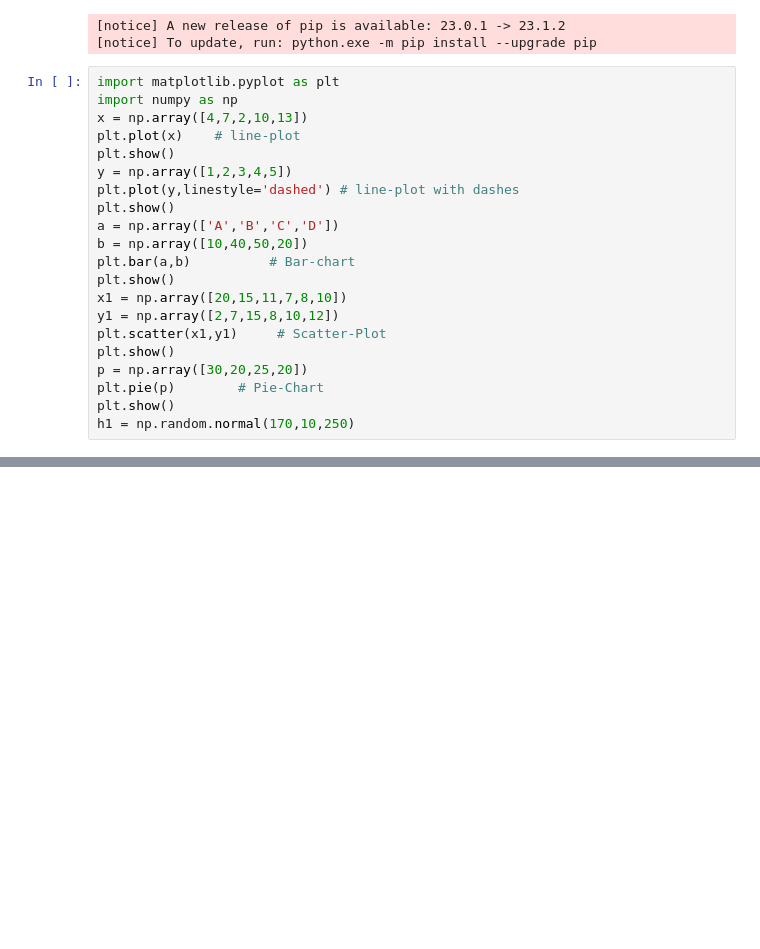
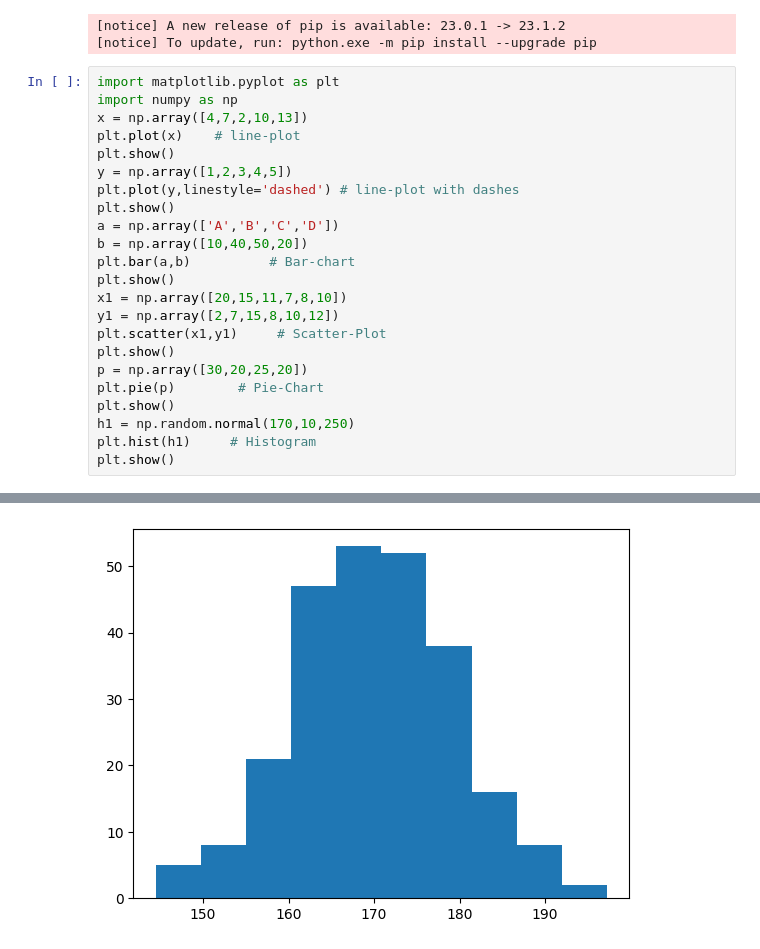
Before and after one commit to VishVandhan004/Code-404-, a Jupyter notebook: AI_ML/Machine_Learning1.ipynb, the cells around one changed output, grey strips where cells are left out. Saved outputs shown, nothing was run; the diff lists cells and outputs as text; blank space fills up the shorter version.

```diff
--- a/AI_ML/Machine_Learning1.ipynb
+++ b/AI_ML/Machine_Learning1.ipynb
@@ -244,27 +244,30 @@ Requirement already satisfied: six>=1.5 in c:\users\lenovo\appdata\local\program
 # %%
 import matplotlib.pyplot as plt
 import numpy as np
 x = np.array([4,7,2,10,13])
 plt.plot(x)    # line-plot
 plt.show()
 y = np.array([1,2,3,4,5])
 plt.plot(y,linestyle='dashed') # line-plot with dashes
 plt.show()
 a = np.array(['A','B','C','D'])
 b = np.array([10,40,50,20])
 plt.bar(a,b)          # Bar-chart
 plt.show()
 x1 = np.array([20,15,11,7,8,10])
 y1 = np.array([2,7,15,8,10,12])
 plt.scatter(x1,y1)     # Scatter-Plot
 plt.show()
 p = np.array([30,20,25,20])
 plt.pie(p)        # Pie-Chart
 plt.show()
 h1 = np.random.normal(170,10,250)
+plt.hist(h1)     # Histogram
+plt.show()
 # %% [output]
 [figure]
 [figure]
 [figure]
 [figure]
 [figure]
+[figure, added]
```
Also changed, not shown: parts of 2 cells of this notebook, 1 other file.
